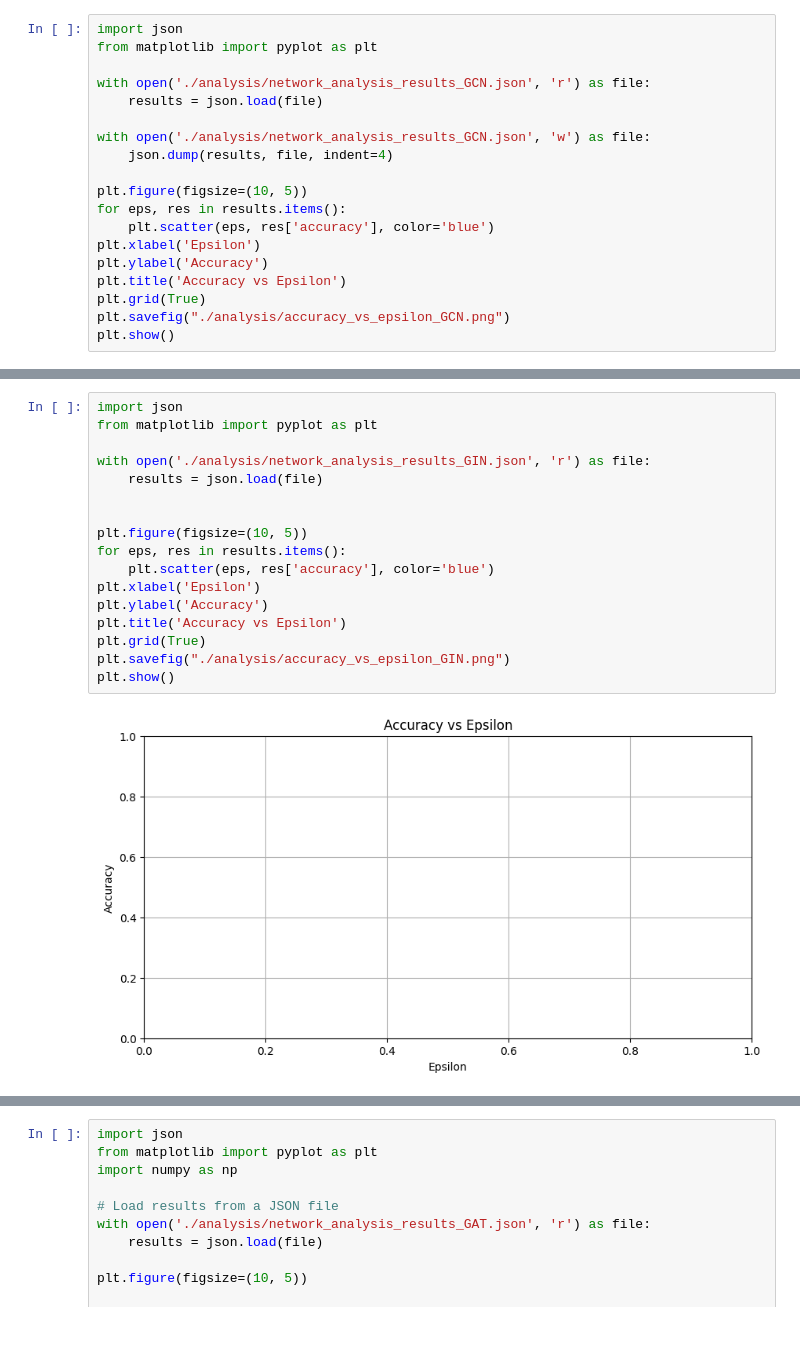
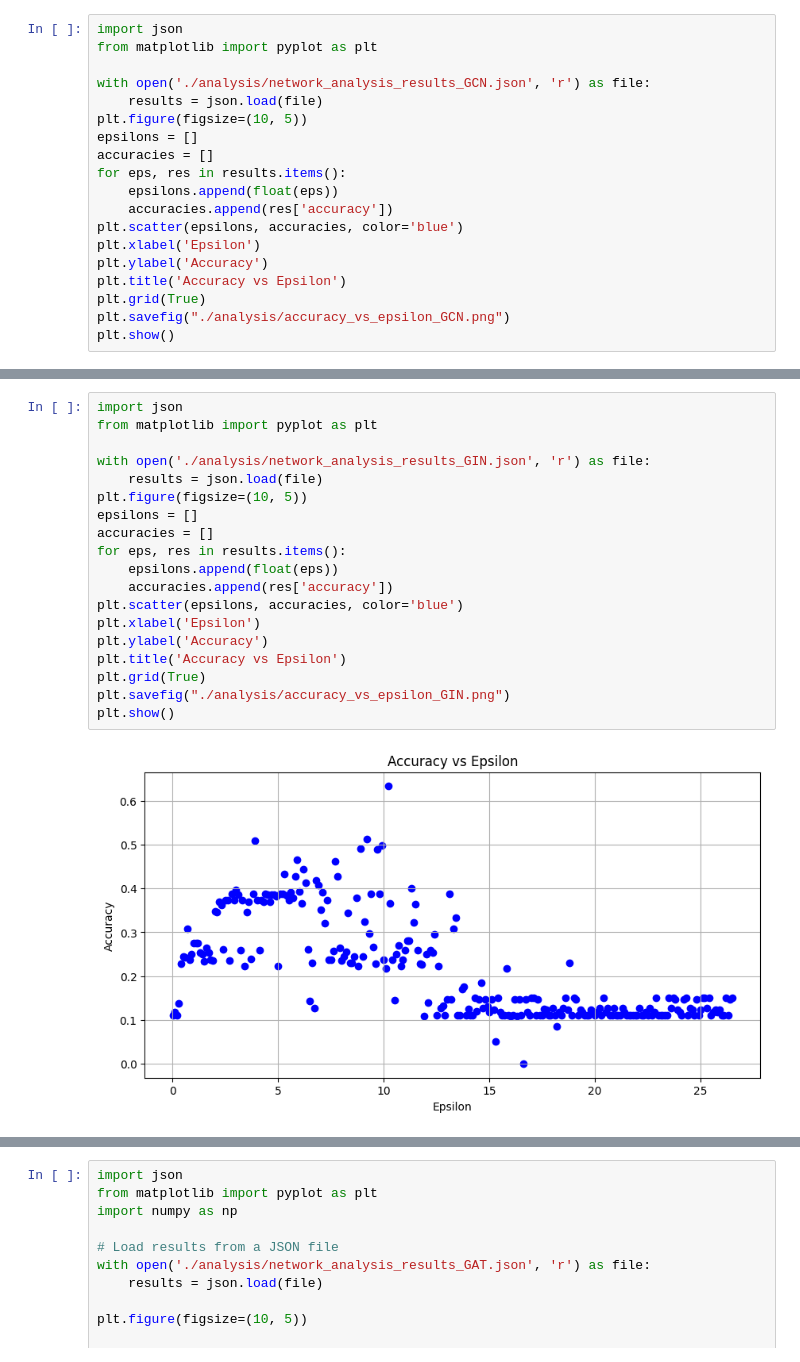
Before and after one commit to Sweet196/Network-Embedding-Algorithm, a Jupyter notebook: eps-blob-multiple/plot_blobs.ipynb, the cells around one changed output, grey strips where cells are left out. Cells and saved outputs as stored; diff of their text form; blank space fills up the shorter version.

```diff
--- a/eps-blob-multiple/plot_blobs.ipynb
+++ b/eps-blob-multiple/plot_blobs.ipynb
@@ -4,13 +4,13 @@ from matplotlib import pyplot as plt
 
 with open('./analysis/network_analysis_results_GCN.json', 'r') as file:
     results = json.load(file)
-
-with open('./analysis/network_analysis_results_GCN.json', 'w') as file:
-    json.dump(results, file, indent=4)
-
 plt.figure(figsize=(10, 5))
+epsilons = []
+accuracies = []
 for eps, res in results.items():
-    plt.scatter(eps, res['accuracy'], color='blue')
+    epsilons.append(float(eps))
+    accuracies.append(res['accuracy'])
+plt.scatter(epsilons, accuracies, color='blue')
 plt.xlabel('Epsilon')
 plt.ylabel('Accuracy')
 plt.title('Accuracy vs Epsilon')
@@ -75,22 +75,24 @@ plt.show()
 # %%
 import json
 from matplotlib import pyplot as plt
 
 with open('./analysis/network_analysis_results_GIN.json', 'r') as file:
     results = json.load(file)
-
-
 plt.figure(figsize=(10, 5))
+epsilons = []
+accuracies = []
 for eps, res in results.items():
-    plt.scatter(eps, res['accuracy'], color='blue')
+    epsilons.append(float(eps))
+    accuracies.append(res['accuracy'])
+plt.scatter(epsilons, accuracies, color='blue')
 plt.xlabel('Epsilon')
 plt.ylabel('Accuracy')
 plt.title('Accuracy vs Epsilon')
 plt.grid(True)
 plt.savefig("./analysis/accuracy_vs_epsilon_GIN.png")
 plt.show()
 # %% [output]
-[figure, old version]
+[figure, new version]
 # %%
 import json
 from matplotlib import pyplot as plt
```
Also changed, not shown: parts of 5 cells of this notebook, 9 other files.
